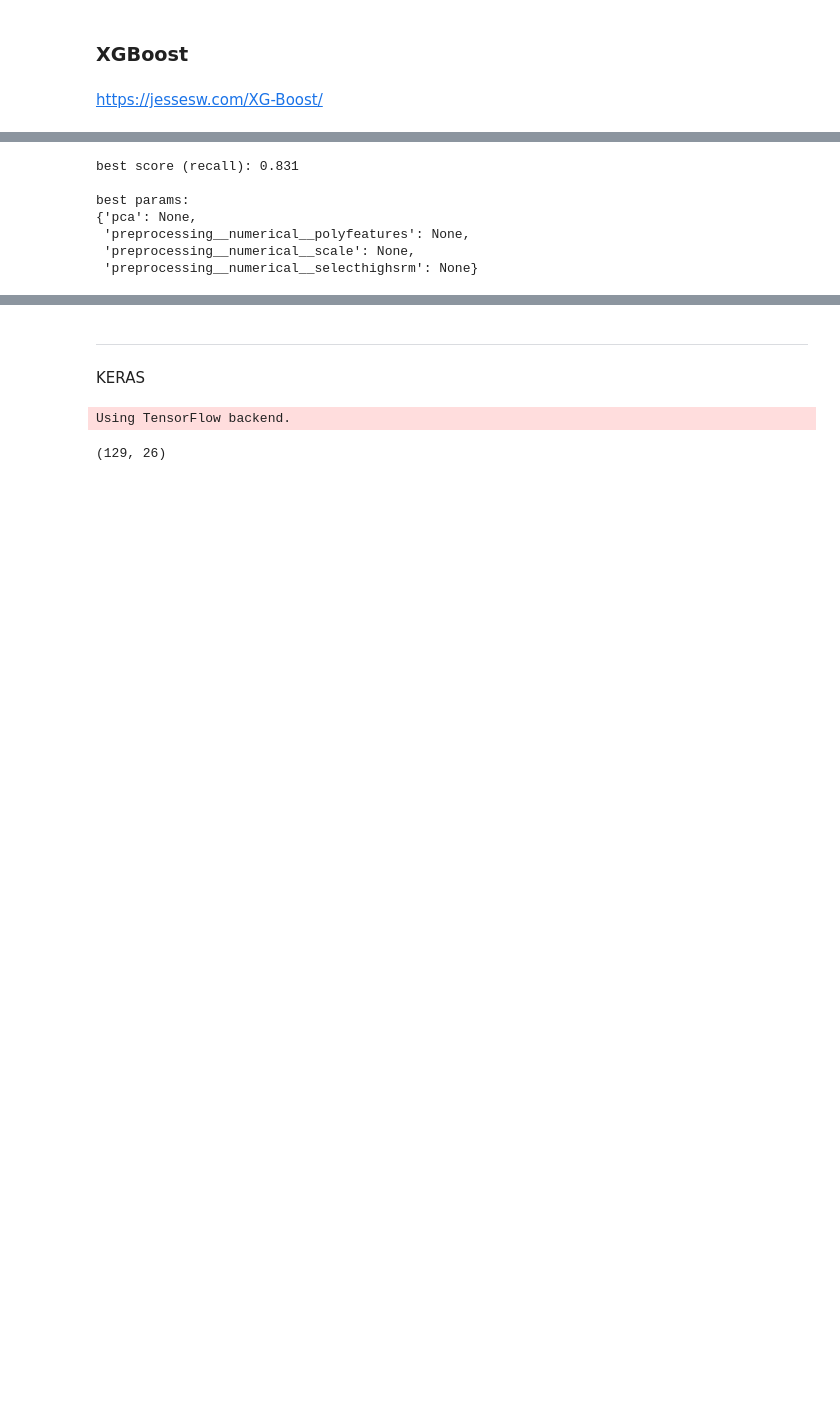
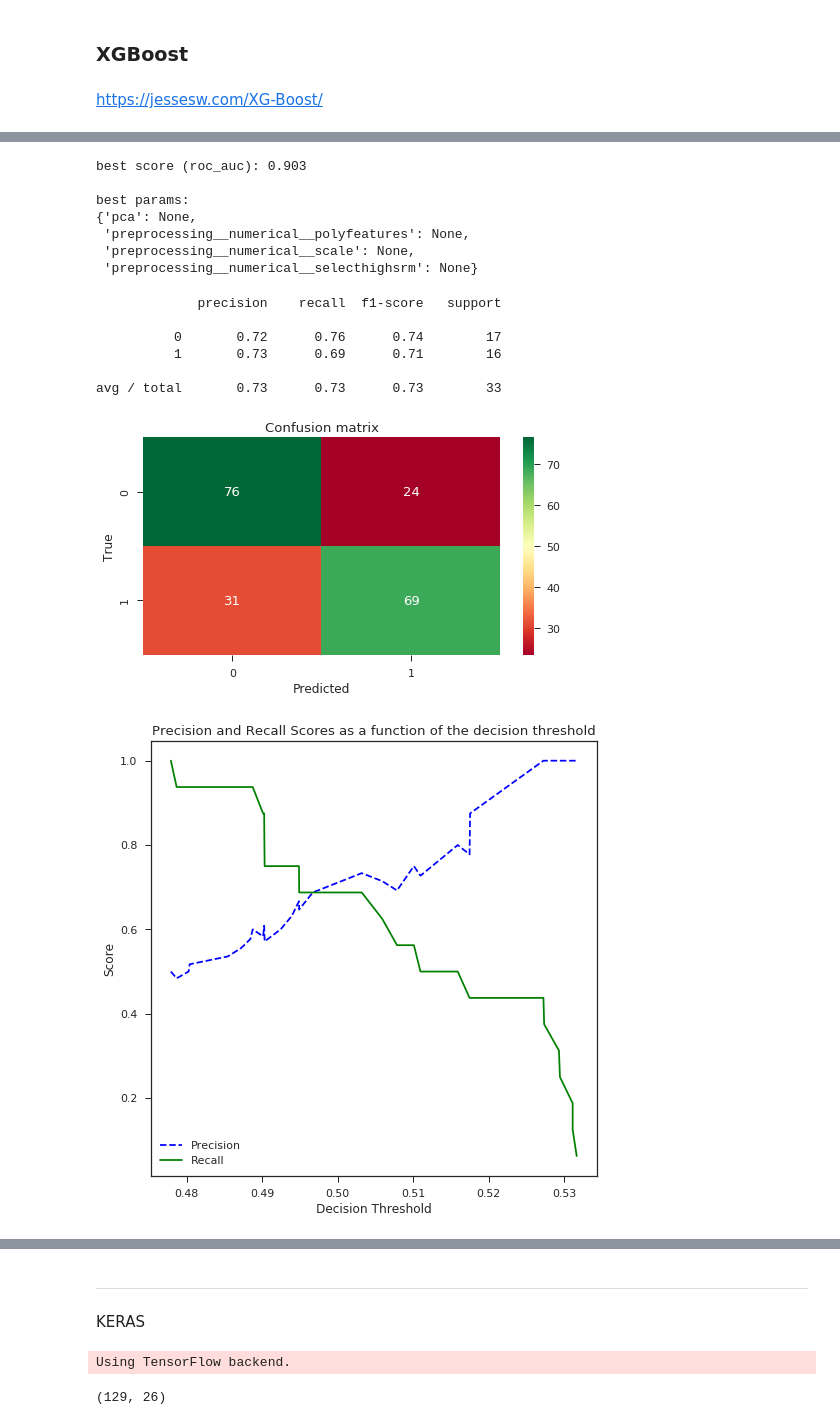
Before and after one commit to romainmartinez/fatigue, a Jupyter notebook: 0_predict.ipynb, the cells around one changed output, grey strips where cells are left out. Saved outputs shown, nothing was run; the diff lists cells and outputs as text; code cells hidden in the pictures; blank space fills up the shorter version.

Commit message:
try some models parameters

```diff
--- a/0_predict.ipynb
+++ b/0_predict.ipynb
@@ -287,0 +290,20 @@ scoring = 'roc_auc'
+# %%
+from sklearn.ensemble import GradientBoostingClassifier
+
+model_param = {
+    'learning_rate': 0.001,
+    'max_depth': 1,
+    'max_features': 0.75,
+    'min_samples_leaf': 7,
+    'min_samples_split': 16,
+    'n_estimators': 100,
+    'subsample': 0.3,
+    'random_state': RANDOM_SEED
+}
+
+wrapper = GridSearchWrapper(base_pipeline=pipeline_preprocessing,
+                            model=GradientBoostingClassifier(**model_param),
+                            param_grid=param_grid,
+                            scoring=scoring)
+
+wrapper.fit(X_train, y_train.ravel())
@@ -420,9 +439,20 @@ param_grid
 from xgboost import XGBClassifier
 import warnings
 
+model_param = {
+    'learning_rate': 0.001,
+    'max_depth': 1,
+    'max_features': 0.75,
+    'min_samples_leaf': 7,
+    'min_samples_split': 16,
+    'n_estimators': 100,
+    'subsample': 0.3,
+    'random_state': RANDOM_SEED
+}
+
 warnings.simplefilter('ignore')
 wrapper = GridSearchWrapper(base_pipeline=pipeline_preprocessing,
-                            model=XGBClassifier(random_state=RANDOM_SEED),
+                            model=XGBClassifier(**model_param),
                             param_grid=param_grid,
                             scoring=scoring)
 
@@ -434,10 +464,21 @@ Fitting 5 folds for each of 32 candidates, totalling 160 fits
 # %%
 wrapper.print_scores()
 # %% [output]
-best score (recall): 0.831
+best score (roc_auc): 0.903
 
 best params:
 {'pca': None,
  'preprocessing__numerical__polyfeatures': None,
  'preprocessing__numerical__scale': None,
  'preprocessing__numerical__selecthighsrm': None}
+# %%
+wrapper.evaluate(X_test, y_test)
+# %% [output]
+             precision    recall  f1-score   support
+
+          0       0.72      0.76      0.74        17
+          1       0.73      0.69      0.71        16
+
+avg / total       0.73      0.73      0.73        33
+[figure, added]
+[figure, added]
```
Also changed, not shown: parts of 13 cells of this notebook.
